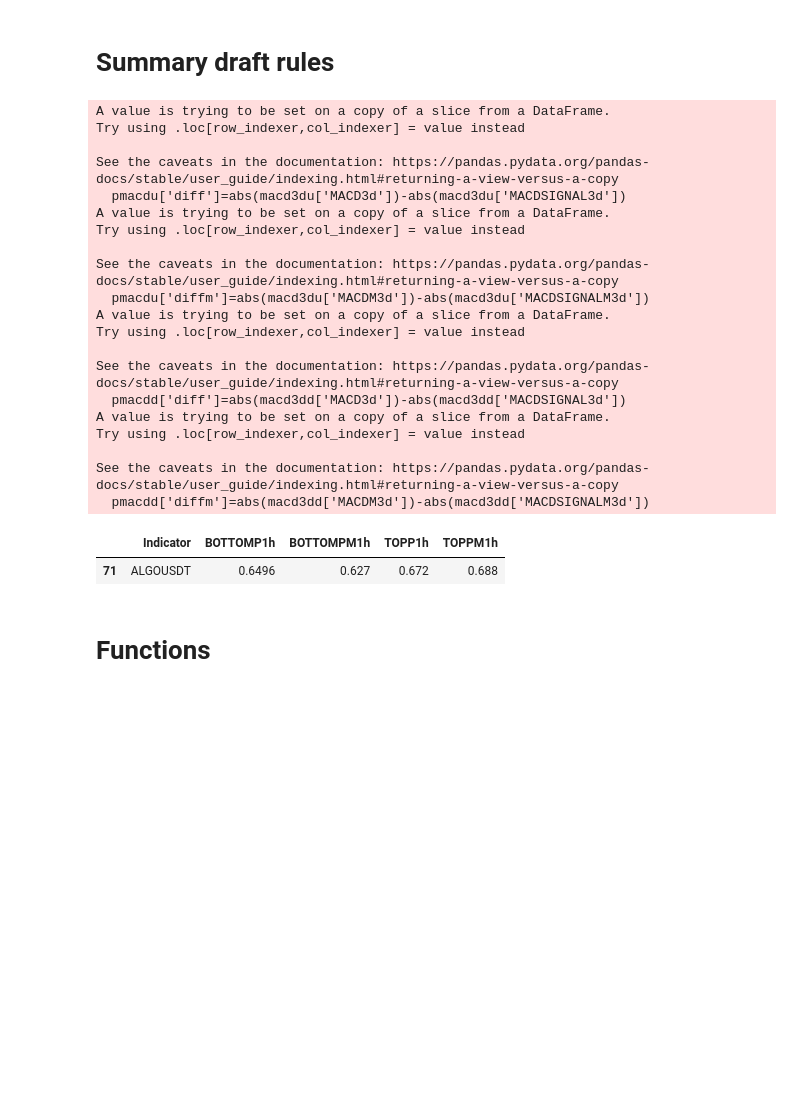
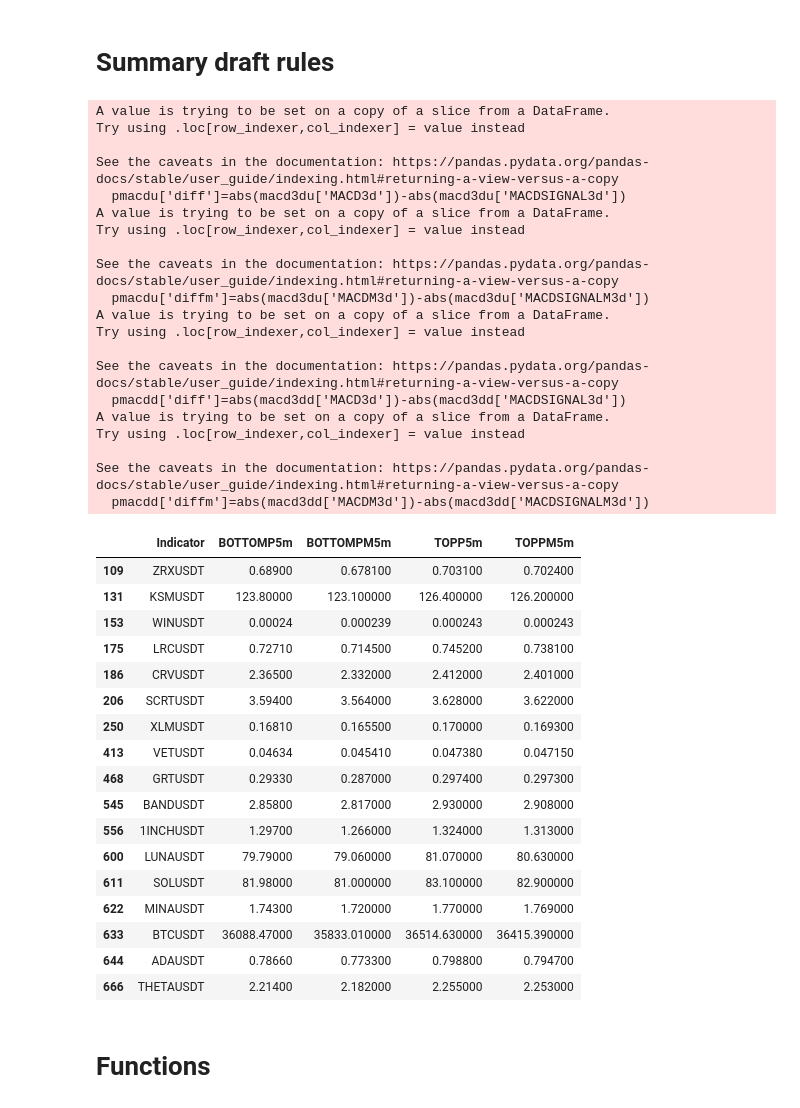
Before and after one commit to hjabbour/ML, a Jupyter notebook: STRSIMACDSMATOPBOTTOM-ML-Draft.ipynb, the cells around one changed output. Saved outputs shown, nothing was run; the diff lists cells and outputs as text; code cells hidden in the pictures; blank space fills up the shorter version.

Commit message:
Higher Hi 5m

```diff
--- a/STRSIMACDSMATOPBOTTOM-ML-Draft.ipynb
+++ b/STRSIMACDSMATOPBOTTOM-ML-Draft.ipynb
@@ -40,7 +40,7 @@ whitelist[0]
 
 startdate = '2020-01-01'
 enddate = pd.to_datetime('today')
-intervals = ['1h','2h','4h','8h','12h','1d','3d','1w']
+intervals = ['5m','15m','30m','1h','2h','4h','8h','12h','1d','3d','1w']
 #intervals = ['8h']
 # %%
 #print (enddate)
@@ -303,5 +303,12 @@ final
 # %%
 #Rules
+
+HIHI5m = (final['TOPP5m'] > final['TOPPM5m'])
+HILO5m = (final['BOTTOMP5m'] > final['BOTTOMPM5m'])
+
+HIHI15m = (final['TOPP15m'] > final['TOPPM15m'])
+HILO15m = (final['BOTTOMP15m'] > final['BOTTOMPM15m'])
+
 HIHI1h = (final['TOPP1h'] > final['TOPPM1h'])
 HILO1h = (final['BOTTOMP1h'] > final['BOTTOMPM1h'])
 
@@ -634,36 +641,63 @@ pmacdu = macd3du[['Indicator','MACD3d','MACDSIGNAL3d','MACDM3d','MACDSIGNALM3d']
 pmacdu['diff']=abs(macd3du['MACD3d'])-abs(macd3du['MACDSIGNAL3d'])
 pmacdu['diffm']=abs(macd3du['MACDM3d'])-abs(macd3du['MACDSIGNALM3d'])
 
 pmacdd = macd3dd[['Indicator','MACD3d','MACDSIGNAL3d','MACDM3d','MACDSIGNALM3d']]
 pmacdd['diff']=abs(macd3dd['MACD3d'])-abs(macd3dd['MACDSIGNAL3d'])
 pmacdd['diffm']=abs(macd3dd['MACDM3d'])-abs(macd3dd['MACDSIGNALM3d'])
 
 test = final[['Indicator','BOTTOMP1h','BOTTOMPM1h','TOPP1h','TOPPM1h']]
-higherhi = test.loc[HIHI2h & HILO2h]
+test15 = final[['Indicator','BOTTOMP15m','BOTTOMPM15m','TOPP15m','TOPPM15m']]
+test5 = final[['Indicator','BOTTOMP5m','BOTTOMPM5m','TOPP5m','TOPPM5m']]
+
+higherhi = test.loc[HIHI15m & HILO15m]
+#higherhi = test.loc[HIHI1h & HILO1h]
+higherhi = test5.loc[HIHI5m & HILO5m]
+#higherhi = test15.loc[HIHI15m ]
+#higherhi = test5.loc[HIHI5m ]
+#higherlo = test5.loc[HILO5m ]
+#higherlo = test15.loc[HILO15m ]
+
+
 higherhi
 # %% [output]
 A value is trying to be set on a copy of a slice from a DataFrame.
 Try using .loc[row_indexer,col_indexer] = value instead
 
 See the caveats in the documentation: https://pandas.pydata.org/pandas-docs/stable/user_guide/indexing.html#returning-a-view-versus-a-copy
   pmacdu['diff']=abs(macd3du['MACD3d'])-abs(macd3du['MACDSIGNAL3d'])
 A value is trying to be set on a copy of a slice from a DataFrame.
 Try using .loc[row_indexer,col_indexer] = value instead
 
 See the caveats in the documentation: https://pandas.pydata.org/pandas-docs/stable/user_guide/indexing.html#returning-a-view-versus-a-copy
   pmacdu['diffm']=abs(macd3du['MACDM3d'])-abs(macd3du['MACDSIGNALM3d'])
 A value is trying to be set on a copy of a slice from a DataFrame.
 Try using .loc[row_indexer,col_indexer] = value instead
 
 See the caveats in the documentation: https://pandas.pydata.org/pandas-docs/stable/user_guide/indexing.html#returning-a-view-versus-a-copy
   pmacdd['diff']=abs(macd3dd['MACD3d'])-abs(macd3dd['MACDSIGNAL3d'])
 A value is trying to be set on a copy of a slice from a DataFrame.
 Try using .loc[row_indexer,col_indexer] = value instead
 
 See the caveats in the documentation: https://pandas.pydata.org/pandas-docs/stable/user_guide/indexing.html#returning-a-view-versus-a-copy
   pmacdd['diffm']=abs(macd3dd['MACDM3d'])-abs(macd3dd['MACDSIGNALM3d'])
-|  | Indicator | BOTTOMP1h | BOTTOMPM1h | TOPP1h | TOPPM1h |
-| 71 | ALGOUSDT | 0.6496 | 0.627 | 0.672 | 0.688 |
+|  | Indicator | BOTTOMP5m | BOTTOMPM5m | TOPP5m | TOPPM5m |
+| 109 | ZRXUSDT | 0.68900 | 0.678100 | 0.703100 | 0.702400 |
+| 131 | KSMUSDT | 123.80000 | 123.100000 | 126.400000 | 126.200000 |
+| 153 | WINUSDT | 0.00024 | 0.000239 | 0.000243 | 0.000243 |
+| 175 | LRCUSDT | 0.72710 | 0.714500 | 0.745200 | 0.738100 |
+| 186 | CRVUSDT | 2.36500 | 2.332000 | 2.412000 | 2.401000 |
+| 206 | SCRTUSDT | 3.59400 | 3.564000 | 3.628000 | 3.622000 |
+| 250 | XLMUSDT | 0.16810 | 0.165500 | 0.170000 | 0.169300 |
+| 413 | VETUSDT | 0.04634 | 0.045410 | 0.047380 | 0.047150 |
+| 468 | GRTUSDT | 0.29330 | 0.287000 | 0.297400 | 0.297300 |
+| 545 | BANDUSDT | 2.85800 | 2.817000 | 2.930000 | 2.908000 |
+| 556 | 1INCHUSDT | 1.29700 | 1.266000 | 1.324000 | 1.313000 |
+| 600 | LUNAUSDT | 79.79000 | 79.060000 | 81.070000 | 80.630000 |
+| 611 | SOLUSDT | 81.98000 | 81.000000 | 83.100000 | 82.900000 |
+| 622 | MINAUSDT | 1.74300 | 1.720000 | 1.770000 | 1.769000 |
+| 633 | BTCUSDT | 36088.47000 | 35833.010000 | 36514.630000 | 36415.390000 |
+| 644 | ADAUSDT | 0.78660 | 0.773300 | 0.798800 | 0.794700 |
+| 666 | THETAUSDT | 2.21400 | 2.182000 | 2.255000 | 2.253000 |
 # %% [markdown]
 # Functions
 # %%
```
Also changed, not shown: parts of 46 cells of this notebook.
